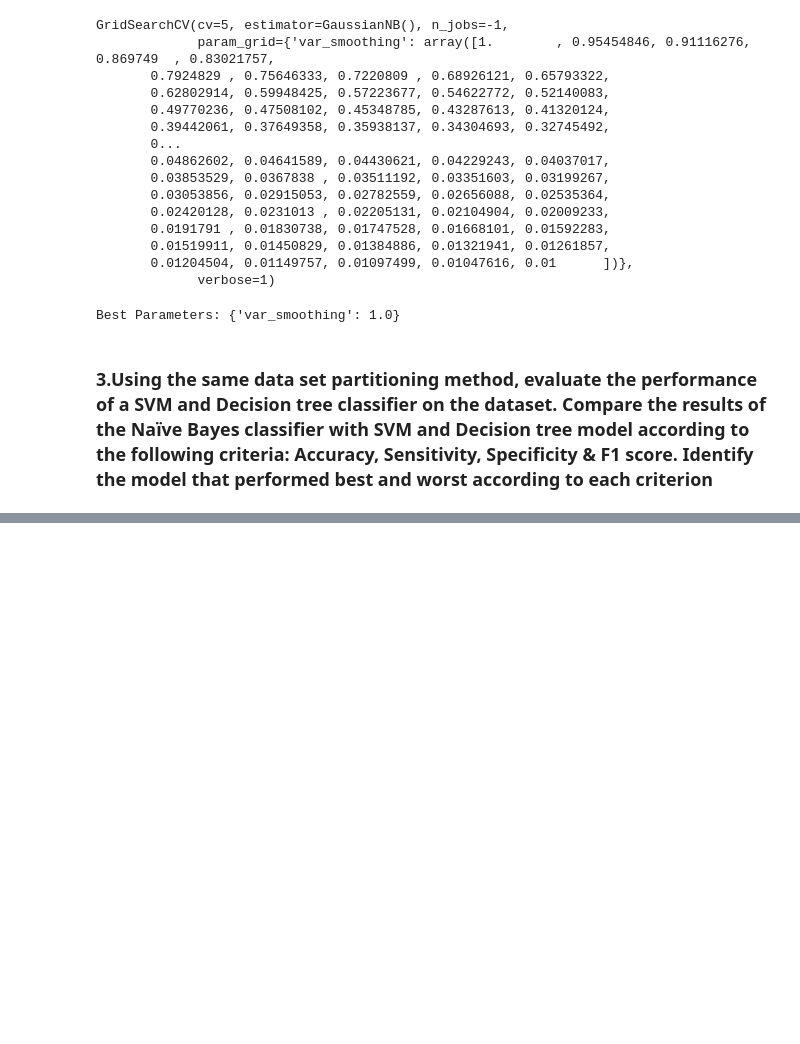
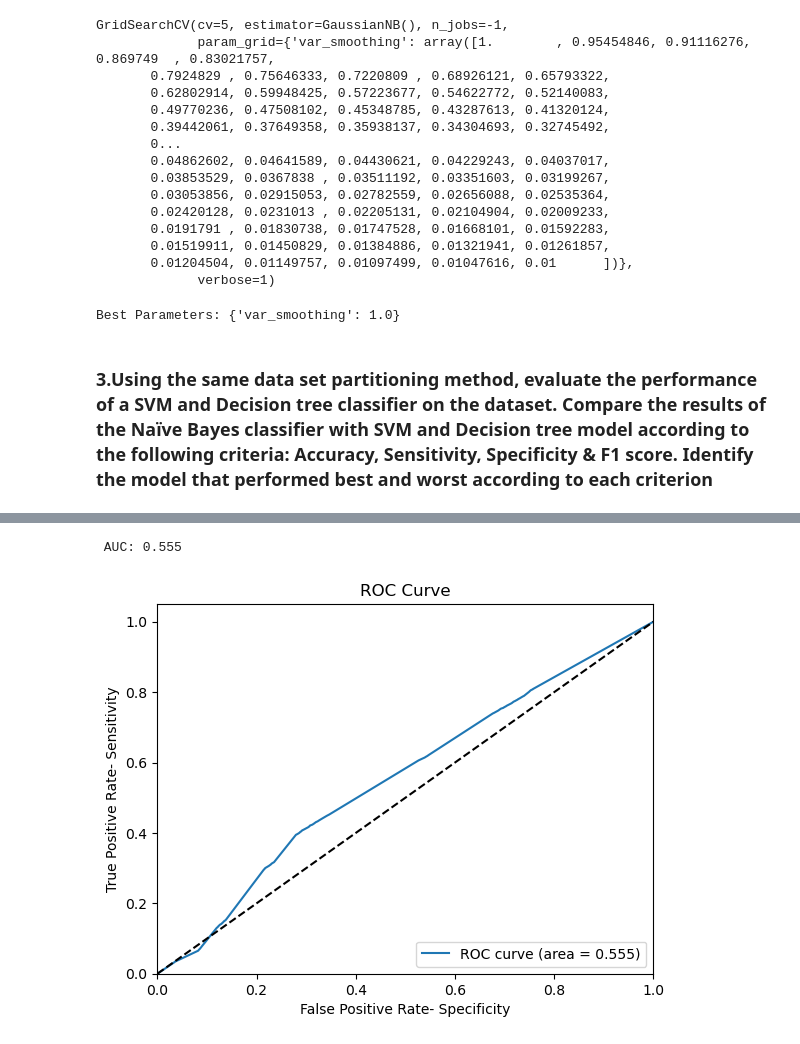
Before and after one commit to Liuyi95/IAI5101_Assignment1, a Jupyter notebook: Assignment1.ipynb, the cells around one changed output, grey strips where cells are left out. Cells and saved outputs as stored; diff of their text form; code cells hidden in the pictures; blank space fills up the shorter version.

```diff
--- a/Assignment1.ipynb
+++ b/Assignment1.ipynb
@@ -585,0 +624,7 @@ ValueError: X has 8 features, but SVC is expecting 5 features as input.
+# %%
+# Decision tree
+from sklearn.tree import DecisionTreeClassifier
+dt = DecisionTreeClassifier(random_state=42)
+dt.fit(X_train, y_train)
+dt_pred = dt.predict(X_test)
+dt_report = classification_report(y_test, dt_pred)
@@ -585,0 +693,18 @@ ValueError: X has 8 features, but SVC is expecting 5 features as input.
+# %%
+##Decision tree Auc, and ROC
+fpr, tpr, _ = metrics.roc_curve(y, dt.predict_proba(X)[:,1])
+roc_auc = metrics.auc(fpr, tpr)
+print(' AUC: %0.3f' % roc_auc)
+plt.figure()
+plt.plot(fpr, tpr, label='ROC curve (area = %0.3f)' % roc_auc)
+plt.plot([0, 1], [0, 1], 'k--')
+plt.xlim([0.0, 1.0])
+plt.ylim([0.0, 1.05])
+plt.xlabel('False Positive Rate- Specificity')
+plt.ylabel('True Positive Rate- Sensitivity')
+plt.title('ROC Curve')
+plt.legend(loc="lower right")
+plt.show()
+# %% [output]
+ AUC: 0.555
+[figure, added]
```
Also changed, not shown: parts of 25 cells of this notebook.
